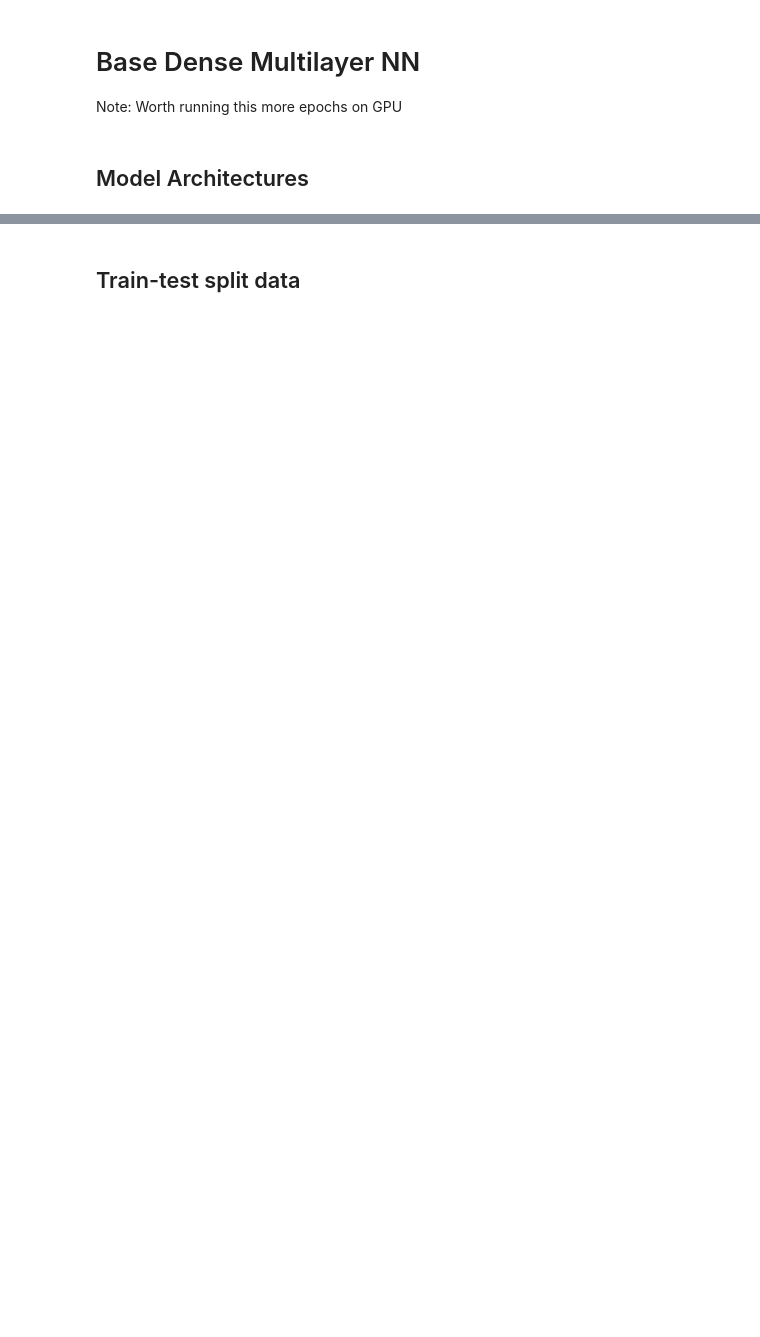
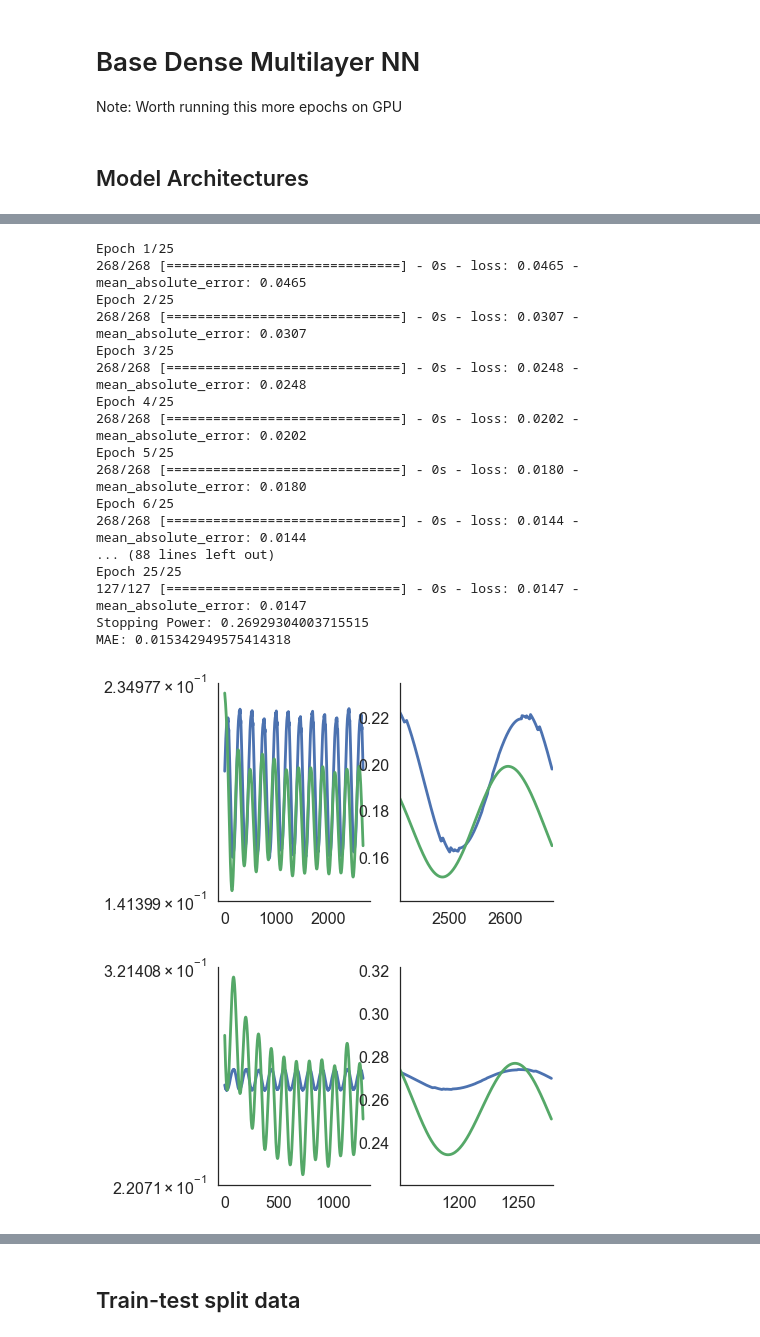
Before and after one commit to globus-labs/stopping-power-ml, a Jupyter notebook: neural.ipynb, the cells around one changed output, grey strips where cells are left out. Cells and saved outputs as stored; diff of their text form; code cells hidden in the pictures; blank space fills up the shorter version.

```diff
--- a/neural.ipynb
+++ b/neural.ipynb
@@ -211 +338,30 @@ def get_mlp_deep(activation="linear"):
+# %%
+for df in dfs_si_test:
+    (X_tr, y_tr) = get_data_columns(df)
+
+    model, r = transfer_train(model, X_tr, y_tr,splits=[int(len(X_tr)/10)], epochs=25)
+
+    preds, mae, sp = predict_summarize([model], X_tr, y_tr)
+    print("Stopping Power: {} \nMAE: {}".format(sp,mae))
+    summary_plots(preds, y_tr)
+# %% [output]
+Epoch 1/25
+268/268 [==============================] - 0s - loss: 0.0465 - mean_absolute_error: 0.0465
+Epoch 2/25
+268/268 [==============================] - 0s - loss: 0.0307 - mean_absolute_error: 0.0307
+Epoch 3/25
+268/268 [==============================] - 0s - loss: 0.0248 - mean_absolute_error: 0.0248
+Epoch 4/25
+268/268 [==============================] - 0s - loss: 0.0202 - mean_absolute_error: 0.0202
+Epoch 5/25
+268/268 [==============================] - 0s - loss: 0.0180 - mean_absolute_error: 0.0180
+Epoch 6/25
+268/268 [==============================] - 0s - loss: 0.0144 - mean_absolute_error: 0.0144
+... (88 lines left out)
+Epoch 25/25
+127/127 [==============================] - 0s - loss: 0.0147 - mean_absolute_error: 0.0147
+Stopping Power: 0.26929304003715515
+MAE: 0.015342949575414318
+[figure, added]
+[figure, added]
 # %%
```
Also changed, not shown: parts of 16 cells of this notebook.
